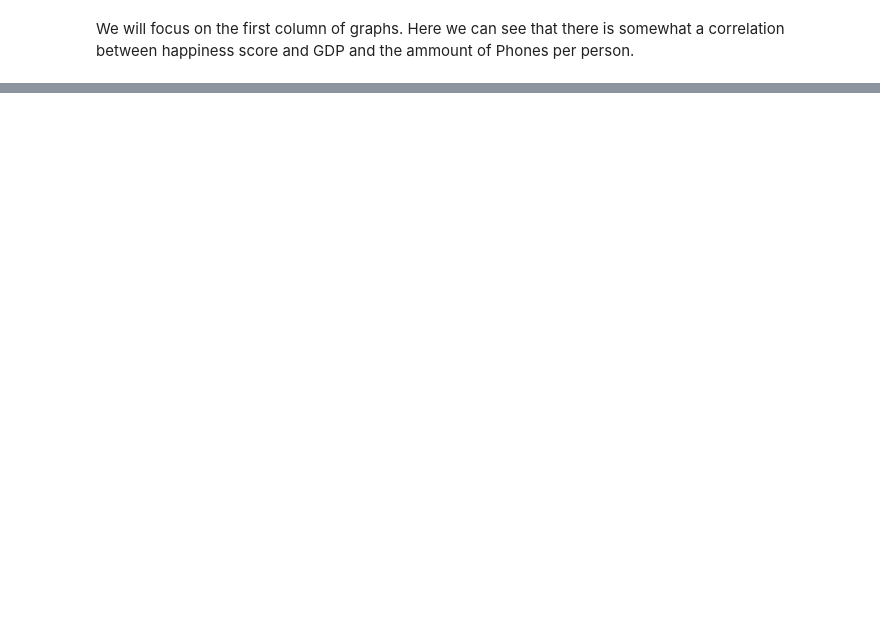
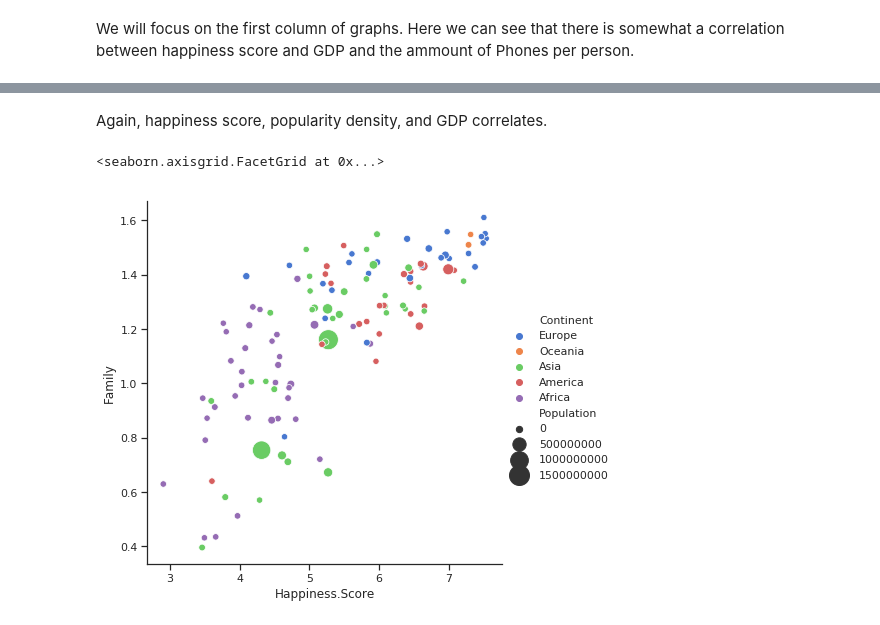
Before and after one commit to minhta16/DATA360, a Jupyter notebook: Individual/IndividualProject.ipynb, the cells around one changed output, grey strips where cells are left out. Saved outputs shown, nothing was run; the diff lists cells and outputs as text; code cells hidden in the pictures; blank space fills up the shorter version.

```diff
--- a/Individual/IndividualProject.ipynb
+++ b/Individual/IndividualProject.ipynb
@@ -105,0 +147,9 @@ Looking closer into Happiness, GDP, and Phones, we also see this log correlation
+# %% [markdown]
+Again, happiness score, popularity density, and GDP correlates.
+# %%
+sns.relplot(x="Happiness.Score", y="Family", hue="Continent", size="Population",
+            sizes=(40, 400), alpha=1, palette="muted",
+            height=6, data=graphDat)
+# %% [output]
+<seaborn.axisgrid.FacetGrid at 0x...>
+[figure, added]
```
Also changed, not shown: parts of 17 cells of this notebook.
